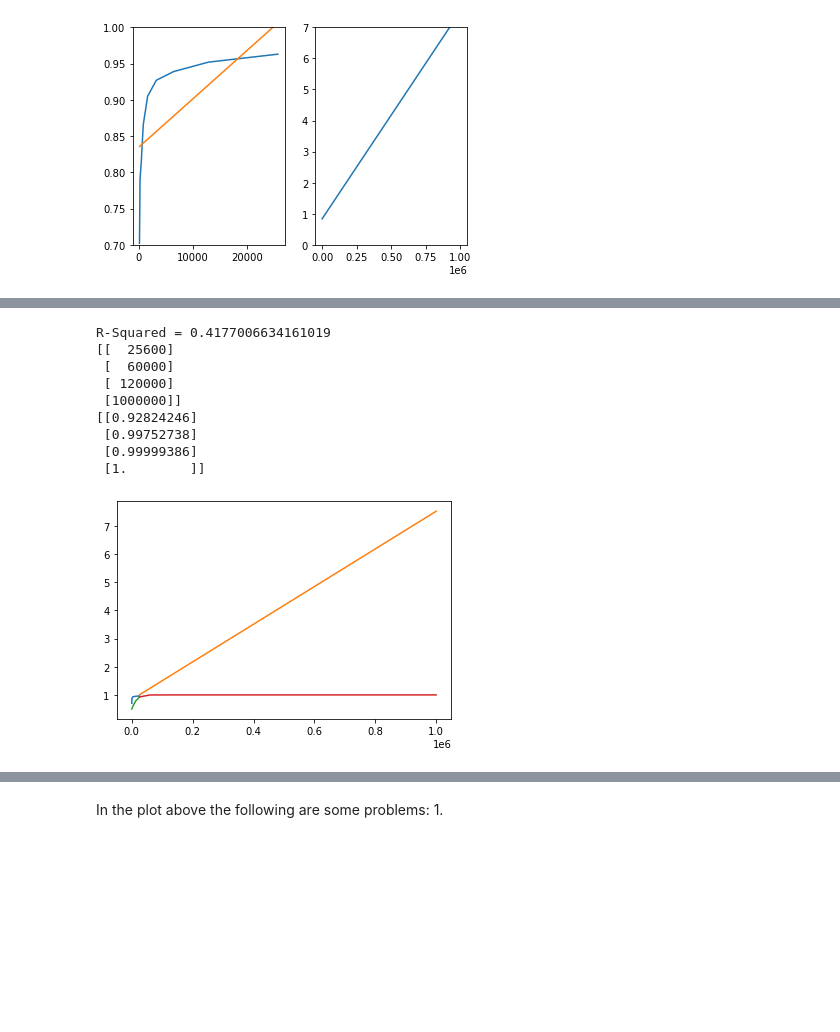
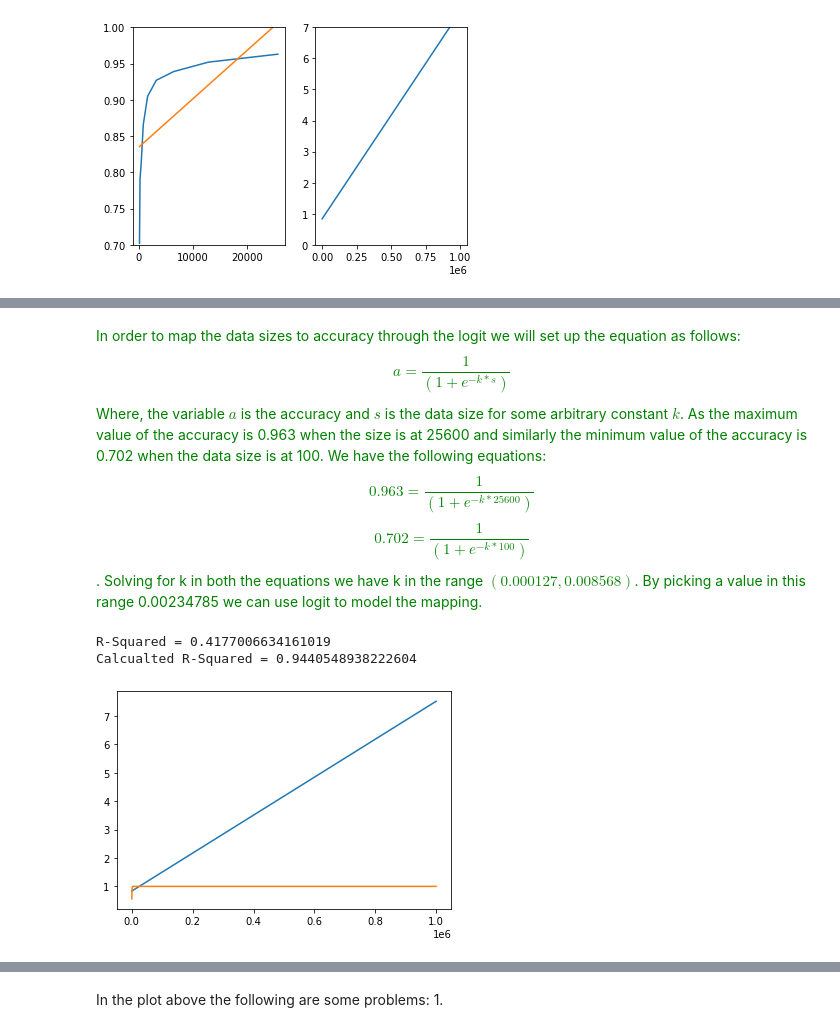
Before and after one commit to jagannathanl/jagan-lak-w207, a Jupyter notebook: jagannathan_lakshmipathy_project1.ipynb, the cells around one changed output, grey strips where cells are left out. Drawn from its saved outputs; the diff is of its cells as text; code cells hidden in the pictures; blank space fills up the shorter version.

```diff
--- a/jagannathan_lakshmipathy_project1.ipynb
+++ b/jagannathan_lakshmipathy_project1.ipynb
@@ -358,0 +363,13 @@ R-Squared = 0.4177006634161019
+# %%
+def logit(x):
+    return 1/(1+np.exp(-x))
+
+szs = np.array([100, 200, 400, 800, 1600, 3200, 6400, 12800, 25600])
+acc = np.array([0.702, 0.791, 0.811, 0.866, 0.905, 0.927, 0.939, 0.952, 0.963])
+
+
+x = np.array([-10000, -9000, -8000, -7000, -6000, -5000, -4000, -3000, -2000, -1000, 0, 1000, 2000, 3000, 4000, 5000, 6000, 7000, 8000, 9000, 10000])
+y = logit(x)
+
+fig, ax = plt.subplots(1, 1)
+ax.plot(x, y)
@@ -359,45 +379,50 @@ R-Squared = 0.4177006634161019
+# %% [markdown]
+<span style="font-family:Verdana; color: green;"> In order to map the data sizes to accuracy through the logit  we will set up the equation as follows: $$a = \frac{1}{(1 + e^{-k*s})}$$ Where, the variable $a$ is the accuracy and $s$ is the data size for some arbitrary constant $k$. As the maximum value of the accuracy is 0.963 when the size is at 25600 and similarly the minimum value of the accuracy is 0.702 when the data size is at 100. We have the following equations: $$0.963 = \frac{1}{(1 + e^{-k*25600})}$$ $$0.702 = \frac{1}{(1 + e^{-k*100})}$$. Solving for k in both the equations we have k in the range $(0.000127, 0.008568)$. By picking a value in this range 0.00234785 we can use logit to model the mapping.</span>
 # %%
 def logit(x):
     return 1/(1+np.exp(-x))
 
 def logistic(x):
     return np.log(np.array(x)/(1-np.array(x)))
+
+def squared_error(ys_orig,ys_line):
+    return sum((ys_line - ys_orig) * (ys_line - ys_orig))
+
+def coefficient_of_determination(ys_orig,ys_line):
+    y_mean_line = np.mean(ys_orig)
+    squared_error_regr = squared_error(ys_orig, ys_line)
+    squared_error_y_mean = squared_error(ys_orig, y_mean_line)
+    return 1 - (squared_error_regr/squared_error_y_mean)
 
 def Q4():
     ### STUDENT START ###
     train_sizes = [100, 200, 400, 800, 1600, 3200, 6400, 12800, 25600]
     predict_sizes = [25600, 60000, 120000, 1000000]
 
     X = np.array(train_sizes).reshape(-1, 1)
     y = np.array(accuracies).reshape(-1, 1)
     reg = LinearRegression().fit(X, y)
     print("R-Squared = " + str(reg.score(X, y)))
 
-    X_test = np.array(predict_sizes).reshape(-1, 1)
-    pred = reg.predict(X_test)
-    y_pred = np.array(pred).reshape(-1, 1)
 
-    y1 = logit(np.array(train_sizes).reshape(-1, 1)/10000)
-    y1_pred_ = logit(np.array(predict_sizes).reshape(-1, 1)/10000)
+    k = 0.00234785
+    y_ = logit(szs*k)
 
-    plt.plot(X, y)
-    plt.plot(X_test, y_pred)
+    corr_matrix = np.corrcoef(accuracies, y_)
+    corr = corr_matrix[0,1]
+    R_sq = corr**2
+    print("Calcualted R-Squared = " + str(R_sq))
 
-    plt.plot(X, y1)
-    plt.plot(X_test, y1_pred_)
-    print(X_test)
-    print(y1_pred_)
+    X1_ = np.array(train_sizes+predict_sizes).reshape(-1, 1)
+    linear_pred = reg.predict(X1_)
+    logit_pred = logit(X1_*k)
+
+    plt.plot(X1_, linear_pred)
+    plt.plot(X1_, logit_pred)
     ### STUDENT END ###
 
 Q4()
 # %% [output]
 R-Squared = 0.4177006634161019
-[[  25600]
- [  60000]
- [ 120000]
- [1000000]]
-[[0.92824246]
- [0.99752738]
- [0.99999386]
- [1.        ]]
+Calcualted R-Squared = 0.9440548938222604
-[figure, old version]
+[figure, new version]
```
Also changed, not shown: parts of 11 cells of this notebook.
